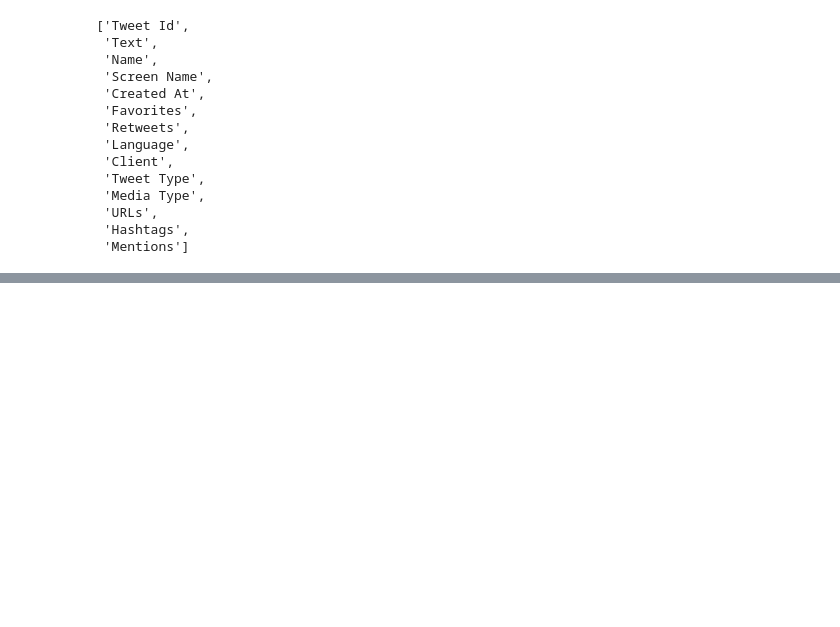
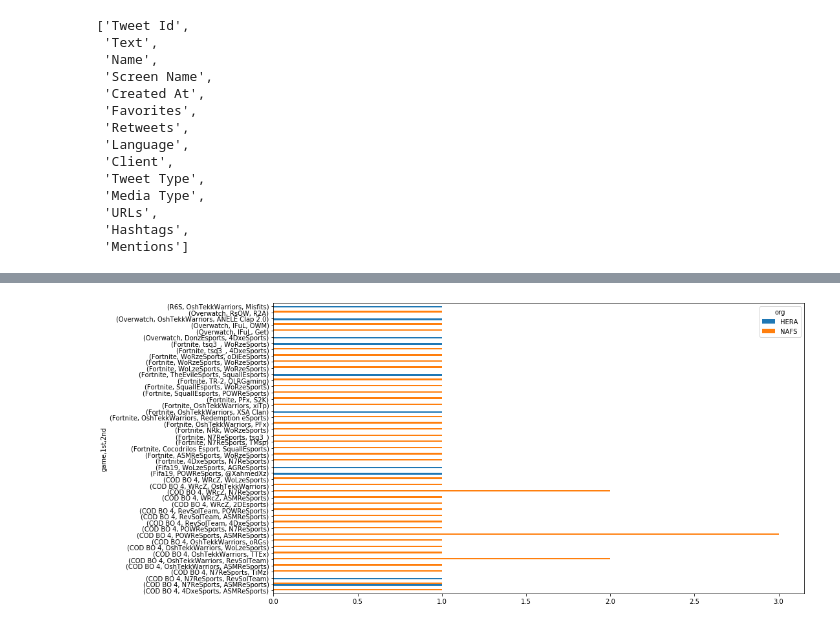
Before and after one commit to iRaied/eSports_Teams, a Jupyter notebook: esports_teams.ipynb, the cells around one changed output, grey strips where cells are left out. Cells and saved outputs as stored; diff of their text form; code cells hidden in the pictures; blank space fills up the shorter version.

```diff
--- a/esports_teams.ipynb
+++ b/esports_teams.ipynb
@@ -321,0 +315,2 @@ plt.show();
+# %%
+tourneys = pd.read_csv('tourneys.csv', sep=';', encoding='cp1256')
@@ -321,0 +338,4 @@ plt.show();
+# %%
+tourneys.groupby(['org', 'game','1st','2nd']).id.count().unstack(0).plot.barh(figsize=[14.70, 8.27]);
+# %% [output]
+[figure, added]
```
Also changed, not shown: parts of 25 cells of this notebook, 55 other files.
